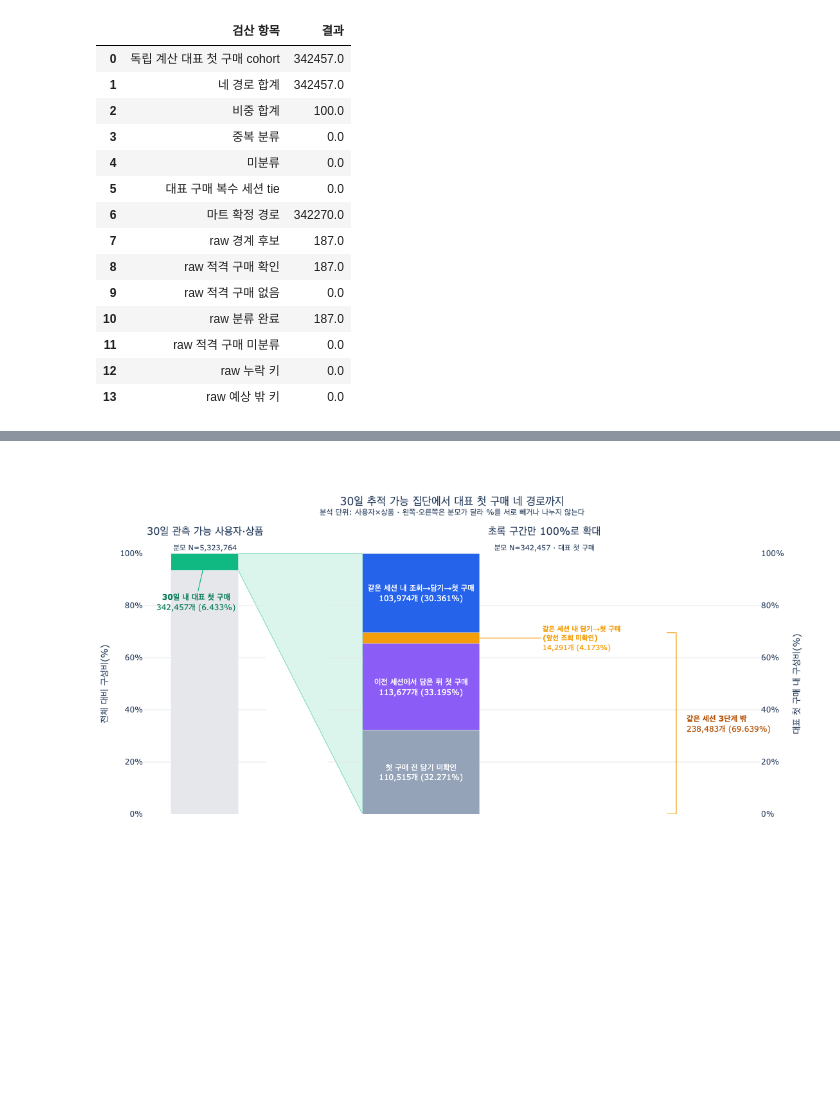
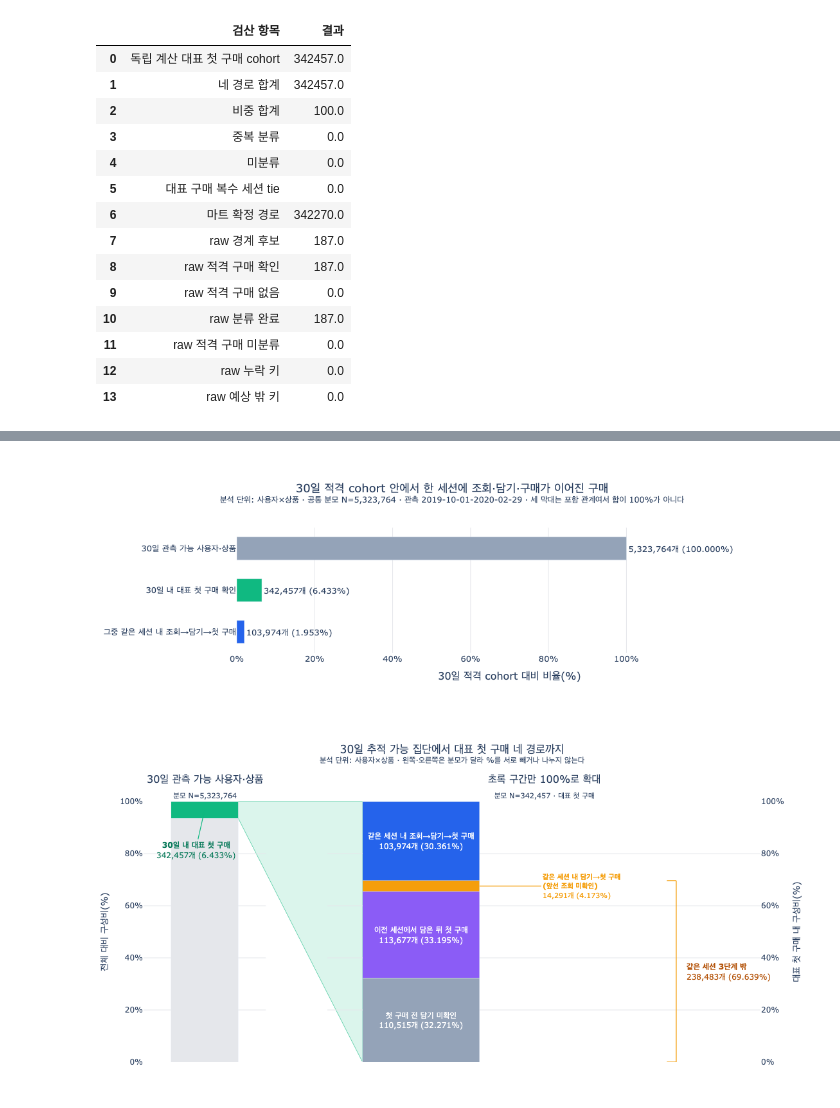
Before and after one commit to kth530/ecommerce_funnel_analysis, a Jupyter notebook: notebooks/05_purchase_journey_analysis.ipynb, the cells around one changed output, grey strips where cells are left out. Saved outputs shown, nothing was run; the diff lists cells and outputs as text; code cells hidden in the pictures; blank space fills up the shorter version.

```diff
--- a/notebooks/05_purchase_journey_analysis.ipynb
+++ b/notebooks/05_purchase_journey_analysis.ipynb
@@ -266,3 +270,40 @@ display(cohort_summary.round(3))
+# %%
+# 슬라이드용 요약 막대. 셀 8의 2패널 차트는 분모가 둘이라 주석이 많으므로,
+# 여기서는 분모를 30일 적격 cohort 하나로 고정해 세 단계의 포함 관계만 보여준다.
+cohort_bars = cohort_summary.rename(columns={'30일 적격 cohort 대비 비율(%)': '비율'}).copy()
+# 경로 1 색은 §3 경로 막대(PATH_COLORS[1])와 같게 맞춘다. 그 상수는 다음 셀에서 정의된다.
+cohort_bars['색상'] = [COLORS['neutral'], COLORS['purchase'], '#2563EB']
+fig = go.Figure(go.Bar(
+    # 가로 막대는 아래에서 위로 쌓이므로 넓은 단계가 위에 오도록 역순으로 넣는다.
+    x=cohort_bars['비율'][::-1], y=cohort_bars['단계'][::-1], orientation='h',
+    marker_color=cohort_bars['색상'][::-1],
+    text=[f'{n:,}개 ({p:.3f}%)' for n, p in zip(
+        cohort_bars['사용자·상품 수'][::-1], cohort_bars['비율'][::-1])],
+    textposition='outside', cliponaxis=False, textfont=dict(size=13),
+    customdata=cohort_bars[['사용자·상품 수']][::-1],
+    hovertemplate='%{y}<br>%{customdata[0]:,}개<br>전체 대비 %{x:.3f}%<extra></extra>',
+))
+fig.update_layout(
+    title=dict(text='30일 적격 cohort 안에서 한 세션에 조회·담기·구매가 이어진 구매<br>'
+                    f'<sup>분석 단위: 사용자×상품 · 공통 분모 N={eligible_30day_n:,} · '
+                    '관측 2019-10-01-2020-02-29 · 세 막대는 포함 관계여서 합이 100%가 아니다</sup>', x=0.5),
+    # 눈금은 100%까지만 두고 축만 늘려 막대 밖 레이블 자리를 확보한다.
+    # tickvals를 주면 ticksuffix가 적용되지 않으므로 ticktext에 %를 직접 넣는다.
+    xaxis=dict(title='30일 적격 cohort 대비 비율(%)', range=[0, 140],
+               tickvals=list(range(0, 101, 20)),
+               ticktext=[f'{v}%' for v in range(0, 101, 20)], gridcolor='#E5E7EB'),
+    yaxis=dict(title=None, automargin=True),
+    paper_bgcolor='white', plot_bgcolor='white', height=360, bargap=0.45,
+    margin=dict(l=40, r=40, t=110, b=55), showlegend=False, font=dict(size=13),
+)
+# 슬라이드에 넣을 때는 차트 위 카메라 버튼으로 내려받는다.
+# 기본값은 화면 크기 그대로 저장되므로 PPT용 해상도를 지정해 둔다(2800x920).
+fig.show(config={'toImageButtonOptions': {
+    'format': 'png', 'filename': '30일_적격cohort_포함관계',
+    'width': 1400, 'height': 460, 'scale': 2,
+}})
+# %% [output]
+[figure, added]
 # %%
 from plotly.subplots import make_subplots
 
```
Also changed, not shown: parts of 1 cell of this notebook.
